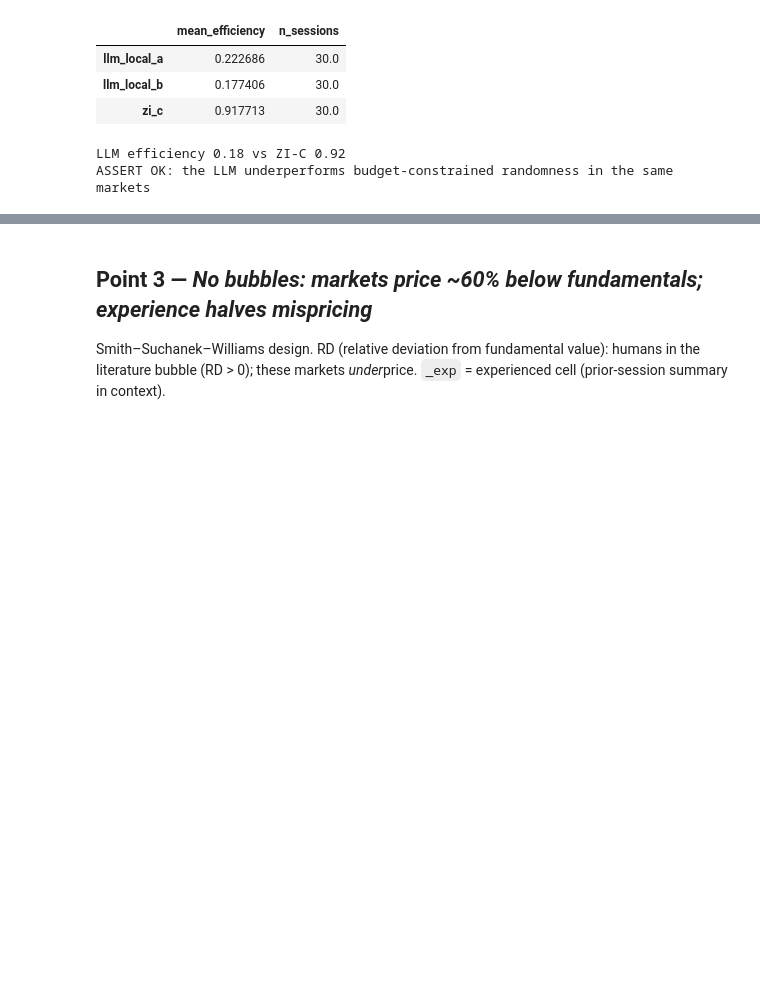
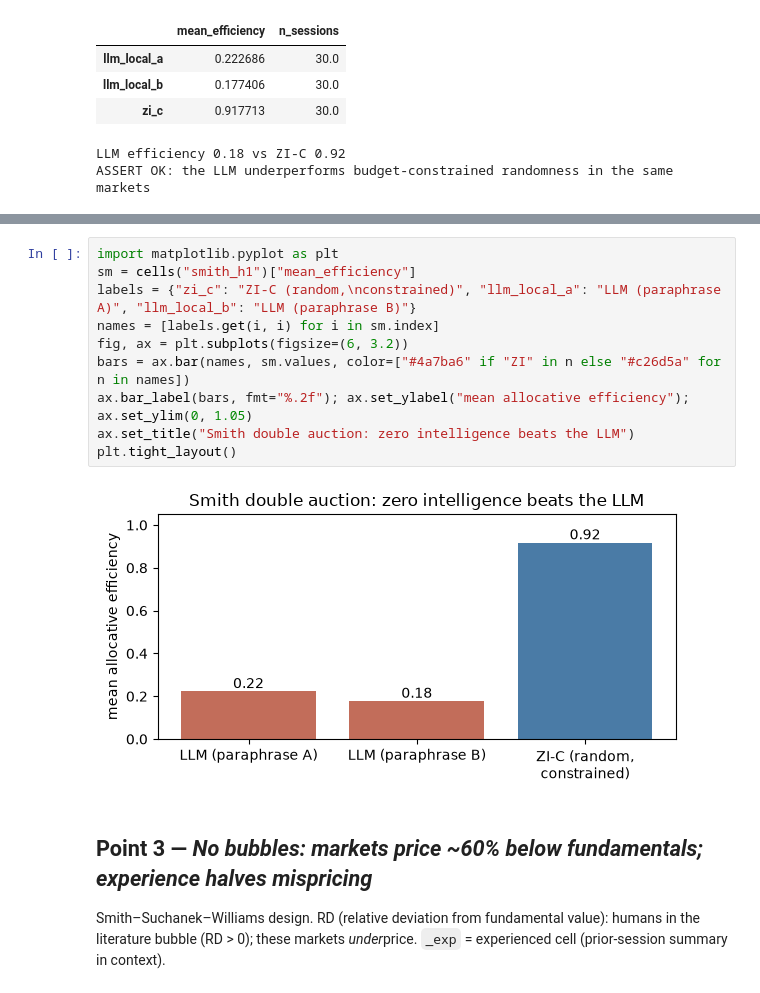
Before and after one commit to srirang-nabar/Agentic_Trading, a Jupyter notebook: notebooks/00_review_walkthrough.ipynb, the cells around one changed output, grey strips where cells are left out. Cells and saved outputs as stored; diff of their text form; blank space fills up the shorter version.

Commit message:
Add efficiency-comparison chart to reviewer walkthrough

```diff
--- a/notebooks/00_review_walkthrough.ipynb
+++ b/notebooks/00_review_walkthrough.ipynb
@@ -43,3 +48,15 @@ ASSERT OK: the LLM underperforms budget-constrained randomness in the same marke
+# %%
+import matplotlib.pyplot as plt
+sm = cells("smith_h1")["mean_efficiency"]
+labels = {"zi_c": "ZI-C (random,\nconstrained)", "llm_local_a": "LLM (paraphrase A)", "llm_local_b": "LLM (paraphrase B)"}
+names = [labels.get(i, i) for i in sm.index]
+fig, ax = plt.subplots(figsize=(6, 3.2))
+bars = ax.bar(names, sm.values, color=["#4a7ba6" if "ZI" in n else "#c26d5a" for n in names])
+ax.bar_label(bars, fmt="%.2f"); ax.set_ylabel("mean allocative efficiency"); ax.set_ylim(0, 1.05)
+ax.set_title("Smith double auction: zero intelligence beats the LLM")
+plt.tight_layout()
+# %% [output]
+[figure, added]
 # %% [markdown]
 ## Point 3 — *No bubbles: markets price ~60% below fundamentals; experience halves mispricing*
 Smith–Suchanek–Williams design. RD (relative deviation from fundamental value): humans in the
```
Also changed, not shown: parts of 1 cell of this notebook.
